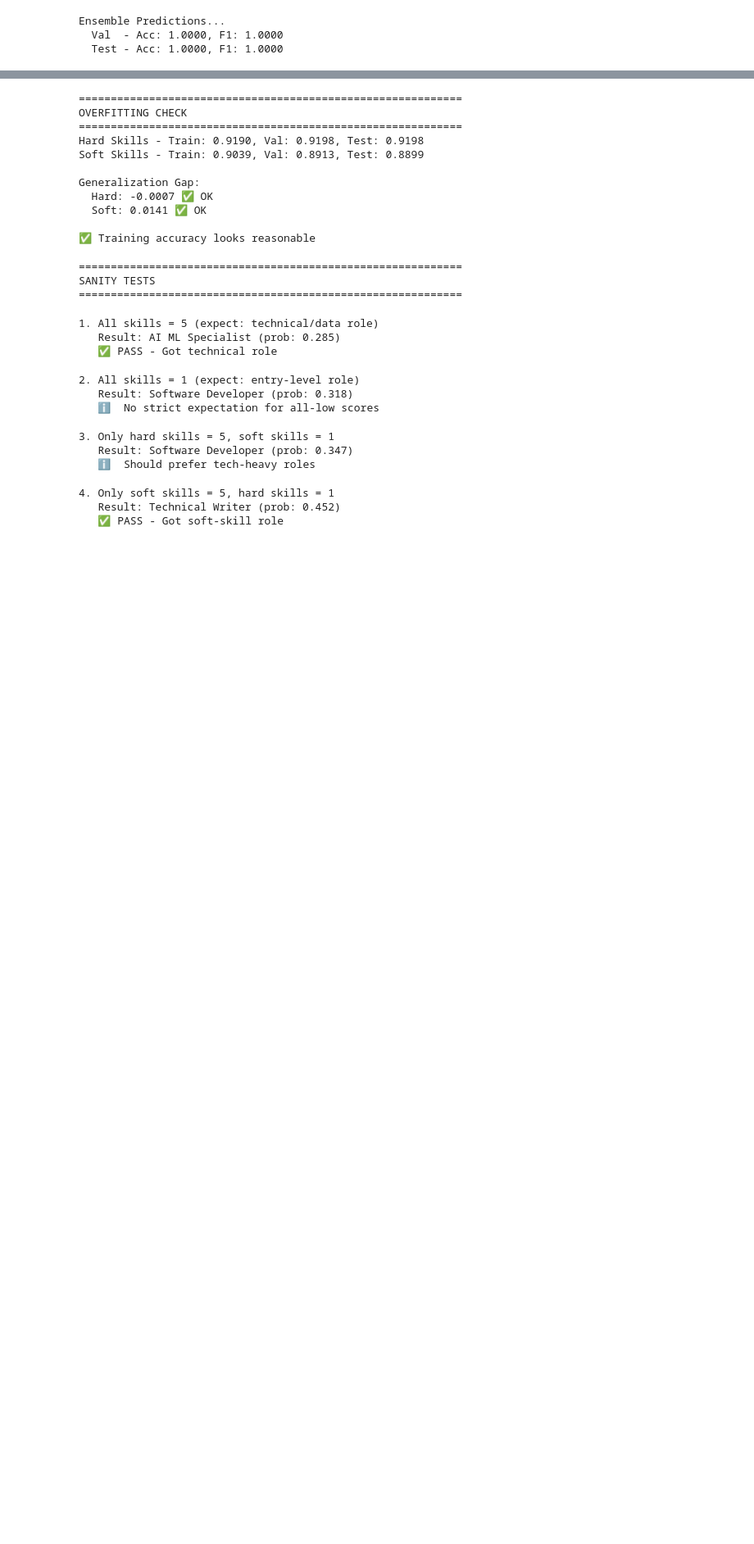
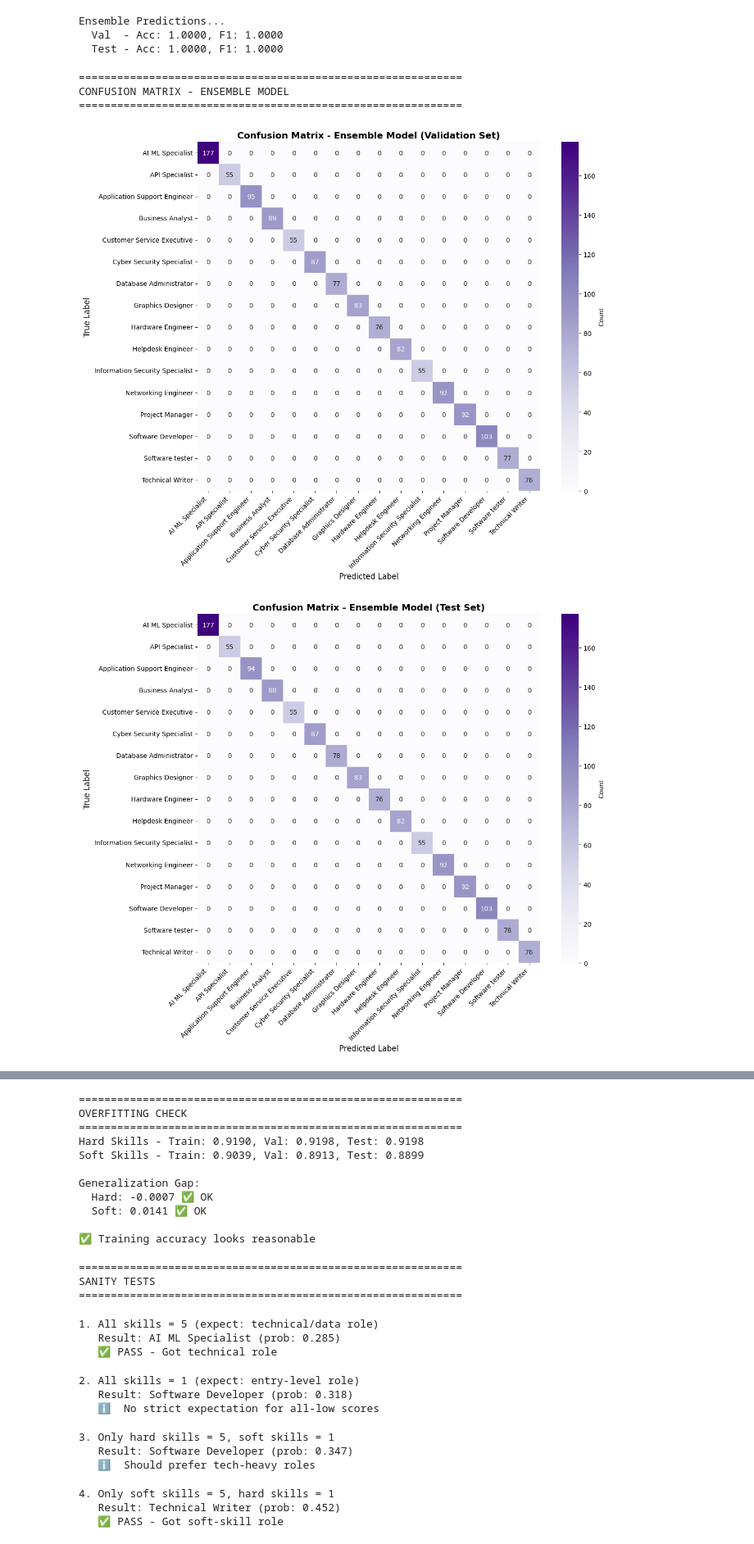
Before and after one commit to tamamfb/Job-Recommendation, a Jupyter notebook: New Model/training.ipynb, the cells around one changed output, grey strips where cells are left out. Shown at 82% size. Saved outputs shown, nothing was run; the diff lists cells and outputs as text; code cells hidden in the pictures; blank space fills up the shorter version.

```diff
--- a/New Model/training.ipynb
+++ b/New Model/training.ipynb
@@ -306,3 +428,46 @@ print(f"  Test - Acc: {acc_ensemble_test:.4f}, F1: {f1_ensemble_test:.4f}")
 Ensemble Predictions...
   Val  - Acc: 1.0000, F1: 1.0000
   Test - Acc: 1.0000, F1: 1.0000
+# %%
+print("\n" + "="*60)
+print("CONFUSION MATRIX - ENSEMBLE MODEL")
+print("="*60)
+
+# Validation Set
+cm_ensemble_val = confusion_matrix(y_val, y_pred_ensemble_val)
+plt.figure(figsize=(12, 10))
+sns.heatmap(cm_ensemble_val, annot=True, fmt='d', cmap='Purples',
+            xticklabels=rf_lite_hard.lr.classes_,
+            yticklabels=rf_lite_hard.lr.classes_,
+            cbar_kws={'label': 'Count'})
+plt.title('Confusion Matrix - Ensemble Model (Validation Set)', fontsize=14, fontweight='bold')
+plt.xlabel('Predicted Label', fontsize=12)
+plt.ylabel('True Label', fontsize=12)
+plt.xticks(rotation=45, ha='right')
+plt.yticks(rotation=0)
+plt.tight_layout()
+plt.show()
+
+# Test Set
+cm_ensemble_test = confusion_matrix(y_test, y_pred_ensemble_test)
+plt.figure(figsize=(12, 10))
+sns.heatmap(cm_ensemble_test, annot=True, fmt='d', cmap='Purples',
+            xticklabels=rf_lite_hard.lr.classes_,
+            yticklabels=rf_lite_hard.lr.classes_,
+            cbar_kws={'label': 'Count'})
+plt.title('Confusion Matrix - Ensemble Model (Test Set)', fontsize=14, fontweight='bold')
+plt.xlabel('Predicted Label', fontsize=12)
+plt.ylabel('True Label', fontsize=12)
+plt.xticks(rotation=45, ha='right')
+plt.yticks(rotation=0)
+plt.tight_layout()
+plt.show()
+
+print("\nPer-Class Metrics (Ensemble - Test Set):")
+print(classification_report(y_test, y_pred_ensemble_test, target_names=rf_lite_hard.lr.classes_))
+# %% [output]
+============================================================
+CONFUSION MATRIX - ENSEMBLE MODEL
+============================================================
+[figure, added]
+[figure, added]
```
Also changed, not shown: parts of 4 cells of this notebook, 4 other files.
